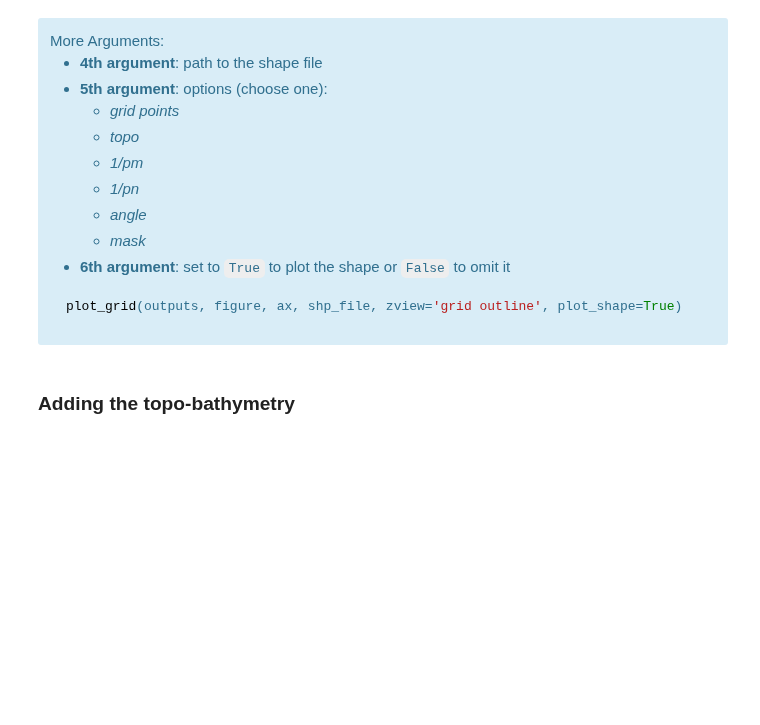
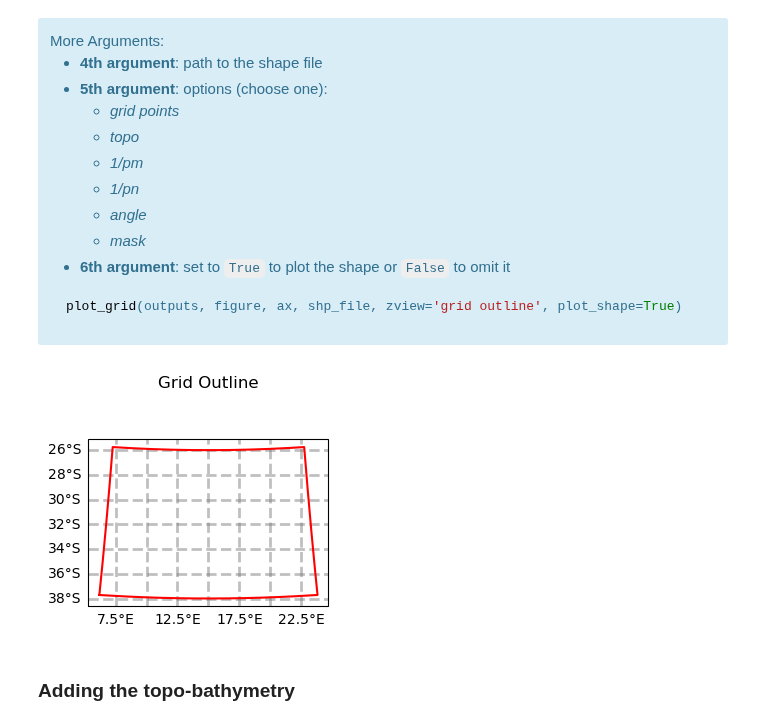
Before and after one commit to alcoat/croco_pytools, a Jupyter notebook: prepro/make_grid.ipynb, the cells around one changed output. Cells and saved outputs as stored; diff of their text form; code cells hidden in the pictures; blank space fills up the shorter version.

````diff
--- a/prepro/make_grid.ipynb
+++ b/prepro/make_grid.ipynb
@@ -359,6 +355,10 @@ More Arguments:
 plot_grid(outputs, figure, ax, shp_file, zview='grid outline', plot_shape=True)
 ```
 </div>
+# %%
+figure
+# %% [output]
+[figure, added]
 # %% [markdown]
 ### Adding the topo-bathymetry
 # %% [markdown]
````
Also changed, not shown: parts of 4 cells of this notebook.
